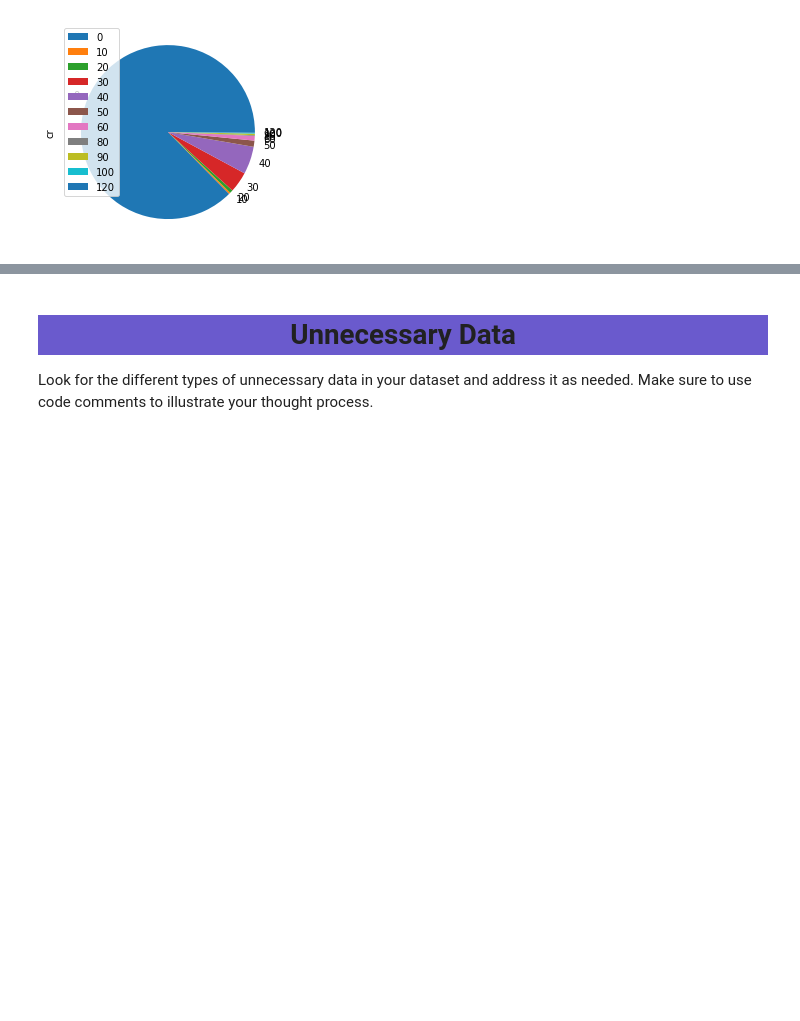
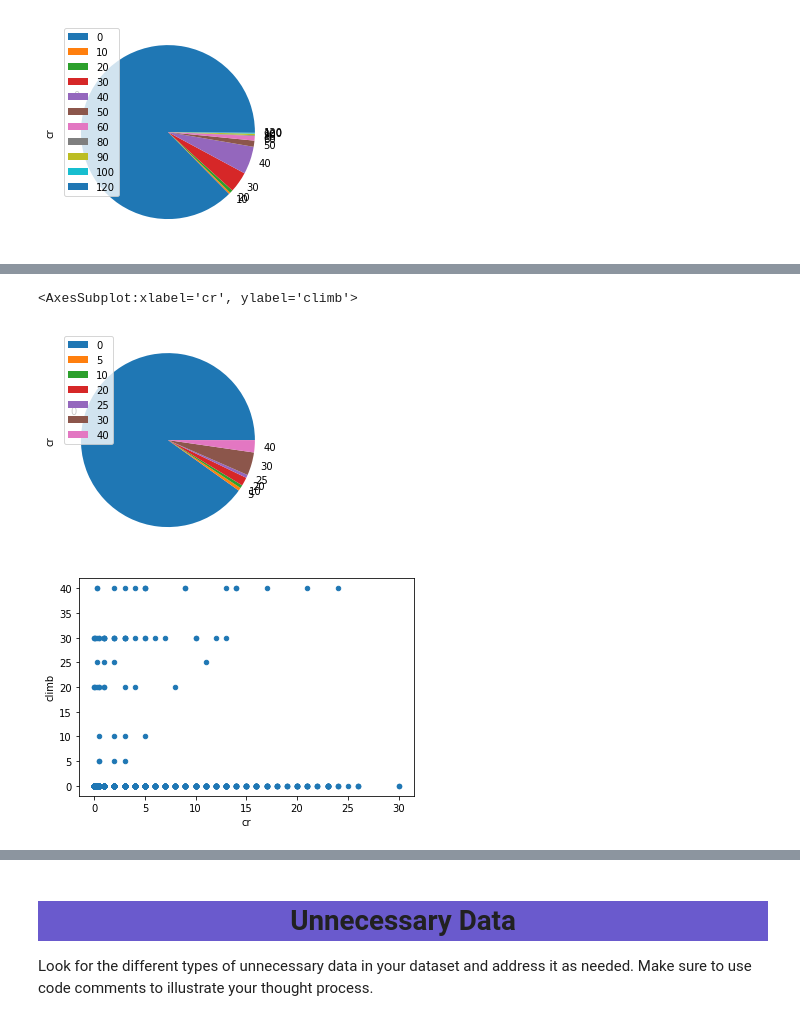
Before and after one commit to speudusa/cleaning-data-checkpoint, a Jupyter notebook: checkpoint-three-more-monsters.ipynb, the cells around one changed output, grey strips where cells are left out. Saved outputs shown, nothing was run; the diff lists cells and outputs as text; code cells hidden in the pictures; blank space fills up the shorter version.

```diff
--- a/checkpoint-three-more-monsters.ipynb
+++ b/checkpoint-three-more-monsters.ipynb
@@ -118,0 +196,8 @@ dt.plot.pie(y="cr")
+# %%
+dt = clean_monsters.groupby("climb").count()
+dt.plot.pie(y="cr")
+clean_monsters.plot.scatter(x="cr", y="climb")
+# %% [output]
+<AxesSubplot:xlabel='cr', ylabel='climb'>
+[figure, added]
+[figure, added]
```
Also changed, not shown: parts of 95 cells of this notebook.
